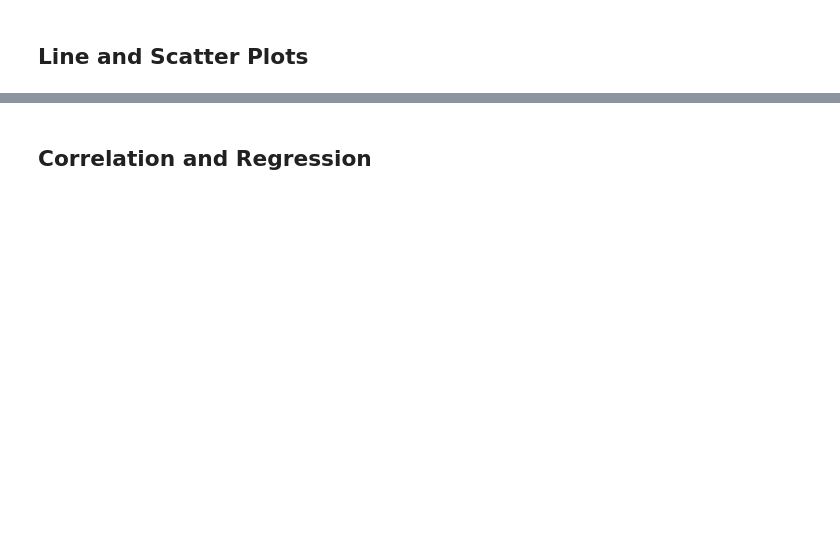
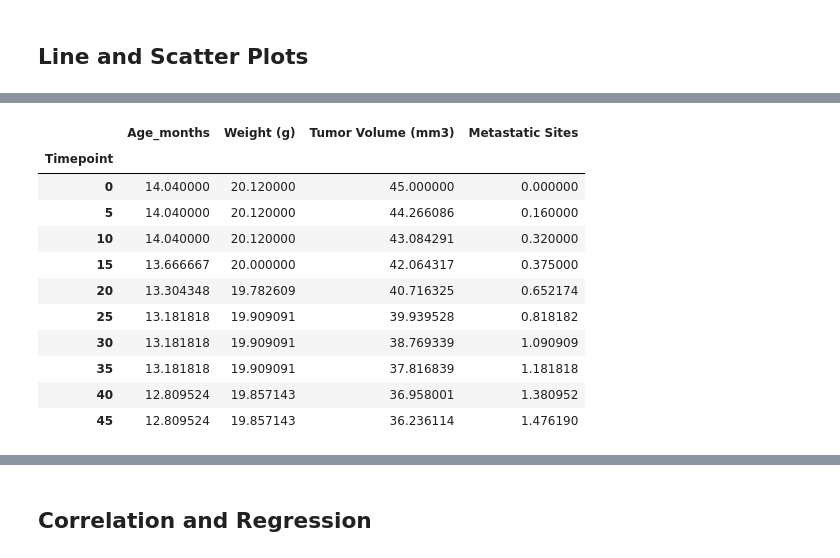
Before and after one commit to tanazimmer/Matplotlib-challenge, a Jupyter notebook: pymaceuticals.ipynb, the cells around one changed output, grey strips where cells are left out. Saved outputs shown, nothing was run; the diff lists cells and outputs as text; code cells hidden in the pictures; blank space fills up the shorter version.

```diff
--- a/pymaceuticals.ipynb
+++ b/pymaceuticals.ipynb
@@ -258,2 +314,20 @@ tumor_merge
+# %%
+#groupby for graph
+capomulin_group = capomulin_df.groupby(['Timepoint'])
+capomulin_mean = capomulin_group.mean()
+capomulin_mean
+# %% [output]
+|  | Age_months | Weight (g) | Tumor Volume (mm3) | Metastatic Sites |
+| Timepoint |  |  |  |  |
+| 0 | 14.040000 | 20.120000 | 45.000000 | 0.000000 |
+| 5 | 14.040000 | 20.120000 | 44.266086 | 0.160000 |
+| 10 | 14.040000 | 20.120000 | 43.084291 | 0.320000 |
+| 15 | 13.666667 | 20.000000 | 42.064317 | 0.375000 |
+| 20 | 13.304348 | 19.782609 | 40.716325 | 0.652174 |
+| 25 | 13.181818 | 19.909091 | 39.939528 | 0.818182 |
+| 30 | 13.181818 | 19.909091 | 38.769339 | 1.090909 |
+| 35 | 13.181818 | 19.909091 | 37.816839 | 1.181818 |
+| 40 | 12.809524 | 19.857143 | 36.958001 | 1.380952 |
+| 45 | 12.809524 | 19.857143 | 36.236114 | 1.476190 |
 # %%
 # Generate a line plot of time point versus tumor volume for a mouse treated with Capomulin
```
Also changed, not shown: parts of 8 cells of this notebook.
